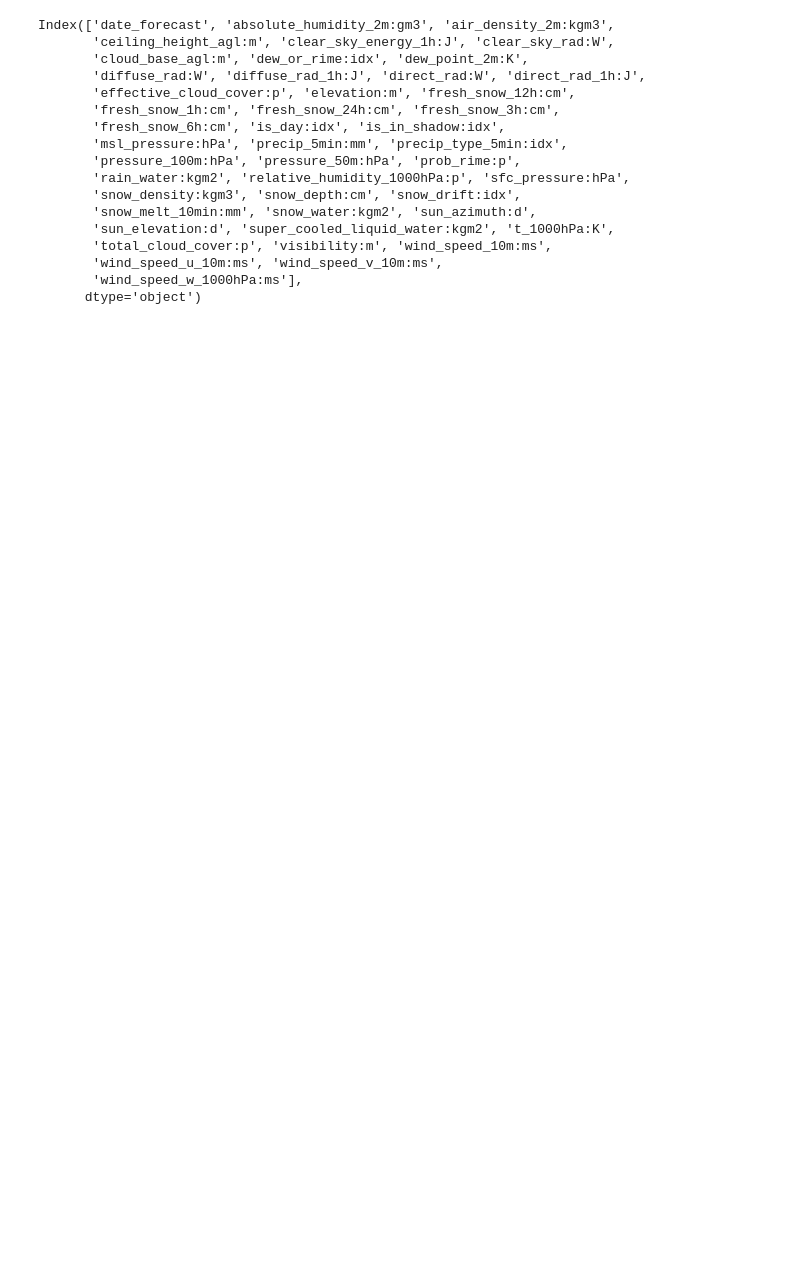
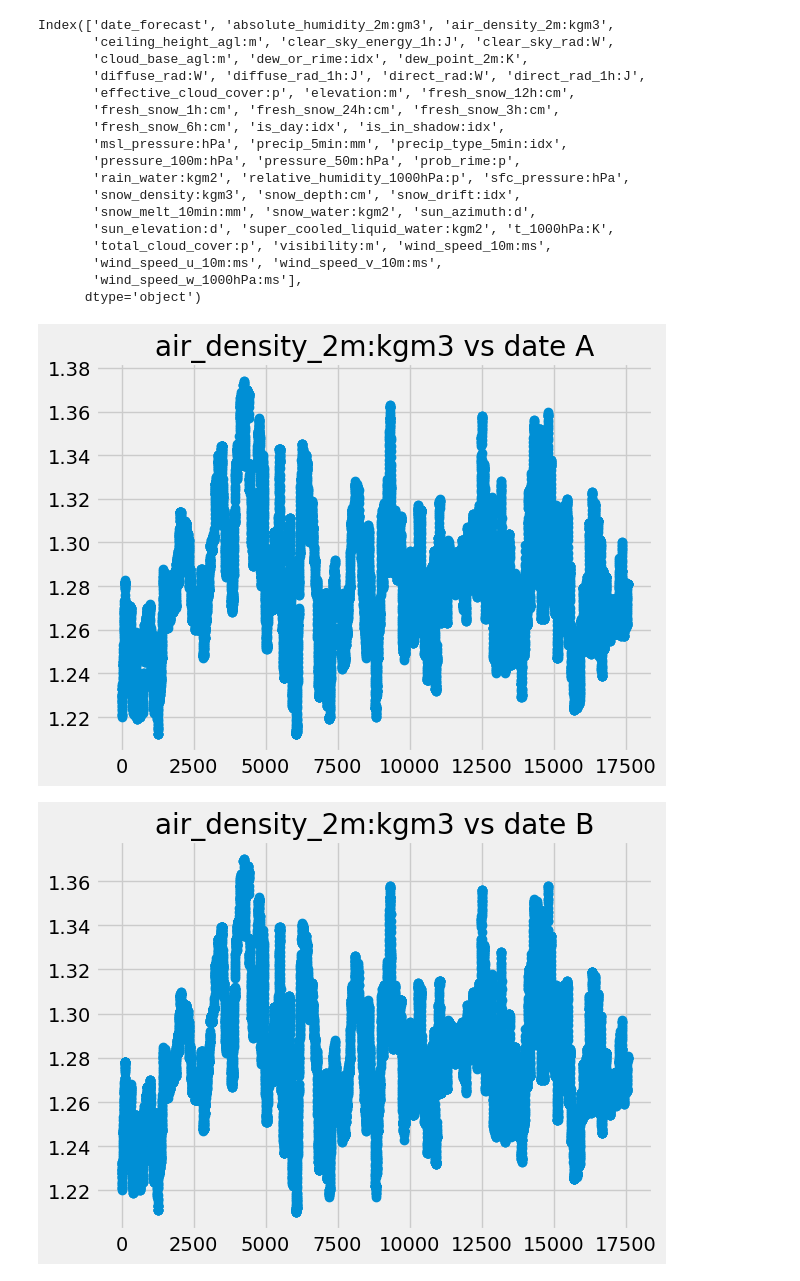
Before and after one commit to simenstang/TDT4173, a Jupyter notebook: data/notebooks_trials/eda/eda_2.ipynb, the cells around one changed output. Cells and saved outputs as stored; diff of their text form; code cells hidden in the pictures; blank space fills up the shorter version.

```diff
--- a/data/notebooks_trials/eda/eda_2.ipynb
+++ b/data/notebooks_trials/eda/eda_2.ipynb
@@ -47,0 +89,20 @@ Index(['date_forecast', 'absolute_humidity_2m:gm3', 'air_density_2m:kgm3',
+# %%
+feat = 'air_density_2m:kgm3'
+date = None
+if date:
+    date = ('2021-05-01 00:00', '2021-05-08 00:00')
+else:
+    date = (None, None)
+# %%
+X_train_estimated_a[feat].plot(style='o', xlim=date)
+plt.title(feat + " vs date A")
+plt.show()
+X_train_estimated_b[feat].plot(style='o', xlim=date)
+plt.title(feat + " vs date B")
+plt.show()
+X_train_estimated_c[feat].plot(style='o',xlim =date)
+plt.title(feat + " vs date C")
+plt.show()
+# %% [output]
+[figure, added]
+[figure, added]
```
Also changed, not shown: parts of 10 cells of this notebook, 21 other files.
